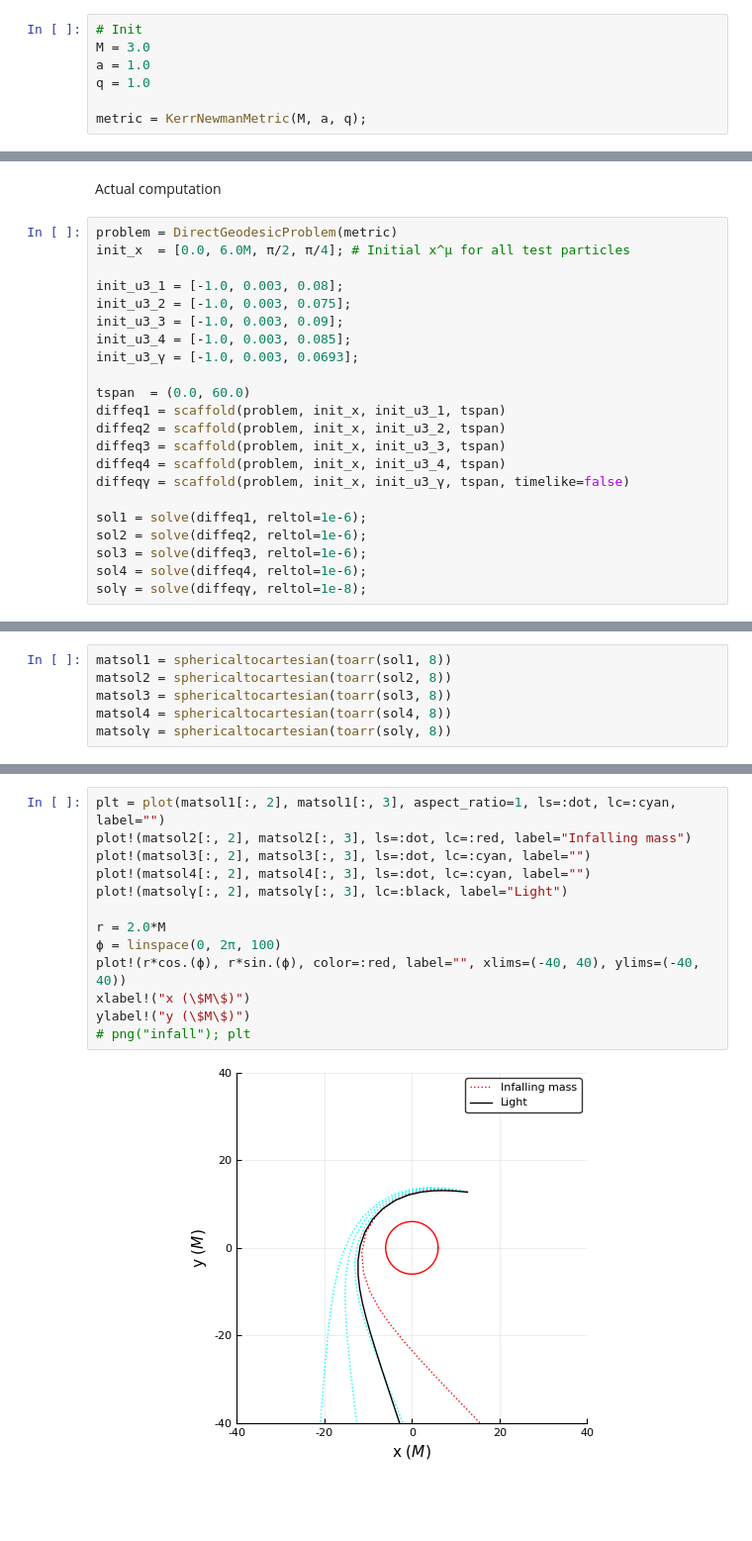
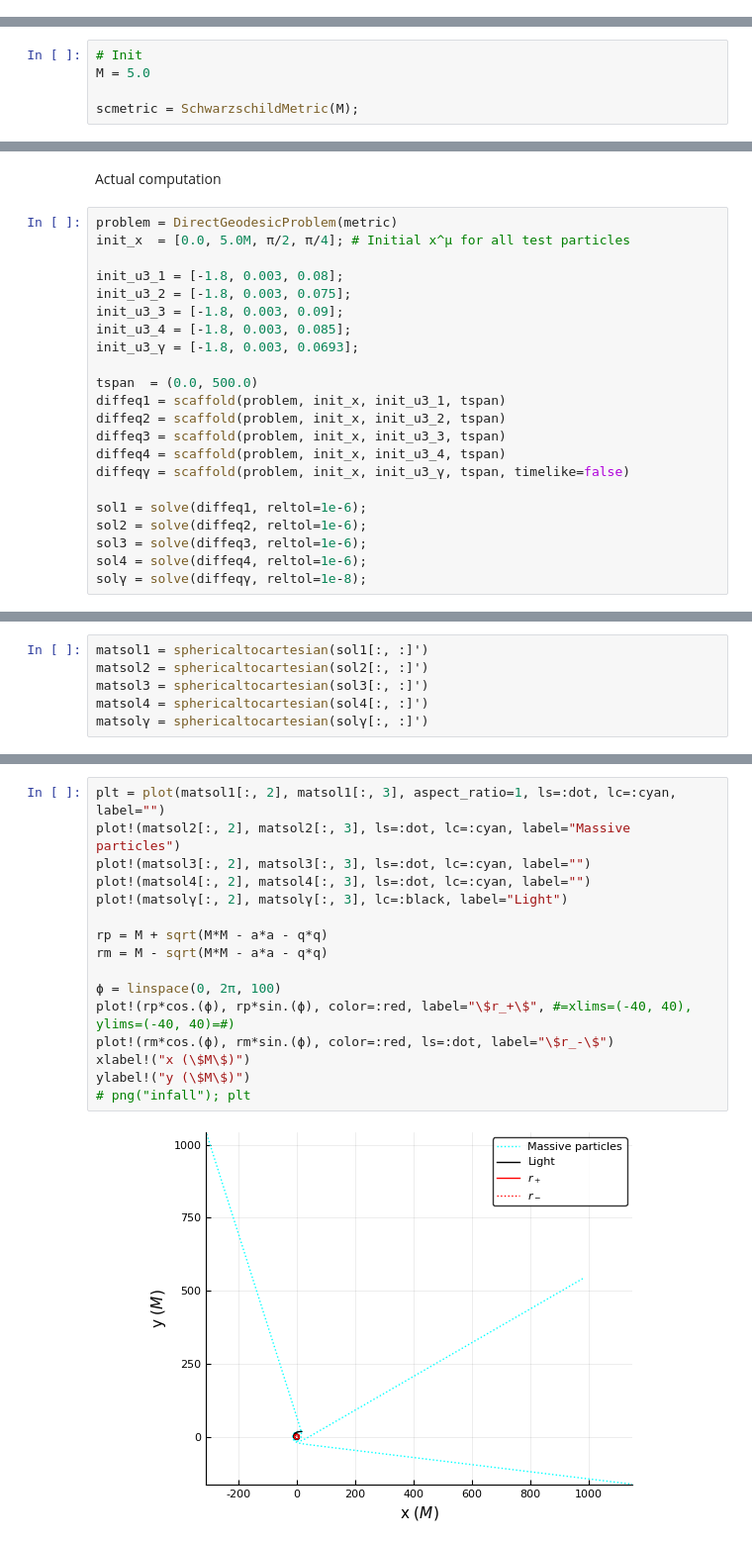
Before and after one commit to psanker/gr-project, a Jupyter notebook: tests.ipynb, the cells around one changed output, grey strips where cells are left out. Shown: that part at 99% size. Saved outputs shown, nothing was run; the diff lists cells and outputs as text; blank space fills up the shorter version.

Commit message:
Everything works!! :D Now just doing test cases

```diff
--- a/tests.ipynb
+++ b/tests.ipynb
@@ -4,9 +5,2 @@ using GeodesicIntegration
 # %% [output]
 INFO: Recompiling stale cache file /Users/patrick/.julia/lib/v0.6/GeodesicIntegration.ji for module GeodesicIntegration.
-# %%
-# Init
-M = 3.0
-a = 1.0
-q = 1.0
-
-metric = KerrNewmanMetric(M, a, q);
@@ -12,0 +9,5 @@ metric = KerrNewmanMetric(M, a, q);
+# %%
+# Init
+M = 5.0
+
+scmetric = SchwarzschildMetric(M);
@@ -14,15 +84,15 @@ metric = KerrNewmanMetric(M, a, q);
 Actual computation
 # %%
 problem = DirectGeodesicProblem(metric)
-init_x  = [0.0, 6.0M, π/2, π/4]; # Initial x^μ for all test particles
+init_x  = [0.0, 5.0M, π/2, π/4]; # Initial x^μ for all test particles
 
-init_u3_1 = [-1.0, 0.003, 0.08];
-init_u3_2 = [-1.0, 0.003, 0.075];
-init_u3_3 = [-1.0, 0.003, 0.09];
-init_u3_4 = [-1.0, 0.003, 0.085];
-init_u3_γ = [-1.0, 0.003, 0.0693];
+init_u3_1 = [-1.8, 0.003, 0.08];
+init_u3_2 = [-1.8, 0.003, 0.075];
+init_u3_3 = [-1.8, 0.003, 0.09];
+init_u3_4 = [-1.8, 0.003, 0.085];
+init_u3_γ = [-1.8, 0.003, 0.0693];
 
-tspan  = (0.0, 60.0)
+tspan  = (0.0, 500.0)
 diffeq1 = scaffold(problem, init_x, init_u3_1, tspan)
 diffeq2 = scaffold(problem, init_x, init_u3_2, tspan)
 diffeq3 = scaffold(problem, init_x, init_u3_3, tspan)
@@ -55,7 +110,7 @@ toarr (generic function with 1 method)
 # %%
-matsol1 = sphericaltocartesian(toarr(sol1, 8))
-matsol2 = sphericaltocartesian(toarr(sol2, 8))
-matsol3 = sphericaltocartesian(toarr(sol3, 8))
-matsol4 = sphericaltocartesian(toarr(sol4, 8))
-matsolγ = sphericaltocartesian(toarr(solγ, 8))
+matsol1 = sphericaltocartesian(sol1[:, :]')
+matsol2 = sphericaltocartesian(sol2[:, :]')
+matsol3 = sphericaltocartesian(sol3[:, :]')
+matsol4 = sphericaltocartesian(sol4[:, :]')
+matsolγ = sphericaltocartesian(solγ[:, :]')
 # %% [output]
@@ -81,15 +134,18 @@ using Plots; pyplot();
 # %%
 plt = plot(matsol1[:, 2], matsol1[:, 3], aspect_ratio=1, ls=:dot, lc=:cyan, label="")
-plot!(matsol2[:, 2], matsol2[:, 3], ls=:dot, lc=:red, label="Infalling mass")
+plot!(matsol2[:, 2], matsol2[:, 3], ls=:dot, lc=:cyan, label="Massive particles")
 plot!(matsol3[:, 2], matsol3[:, 3], ls=:dot, lc=:cyan, label="")
 plot!(matsol4[:, 2], matsol4[:, 3], ls=:dot, lc=:cyan, label="")
 plot!(matsolγ[:, 2], matsolγ[:, 3], lc=:black, label="Light")
 
-r = 2.0*M
+rp = M + sqrt(M*M - a*a - q*q)
+rm = M - sqrt(M*M - a*a - q*q)
+
 ϕ = linspace(0, 2π, 100)
-plot!(r*cos.(ϕ), r*sin.(ϕ), color=:red, label="", xlims=(-40, 40), ylims=(-40, 40))
+plot!(rp*cos.(ϕ), rp*sin.(ϕ), color=:red, label="\$r_+\$", #=xlims=(-40, 40), ylims=(-40, 40)=#)
+plot!(rm*cos.(ϕ), rm*sin.(ϕ), color=:red, ls=:dot, label="\$r_-\$")
 xlabel!("x (\$M\$)")
 ylabel!("y (\$M\$)")
 # png("infall"); plt
 # %% [output]
-[figure, old version]
+[figure, new version]
```
Also changed, not shown: parts of 10 cells of this notebook, 2 other files.
